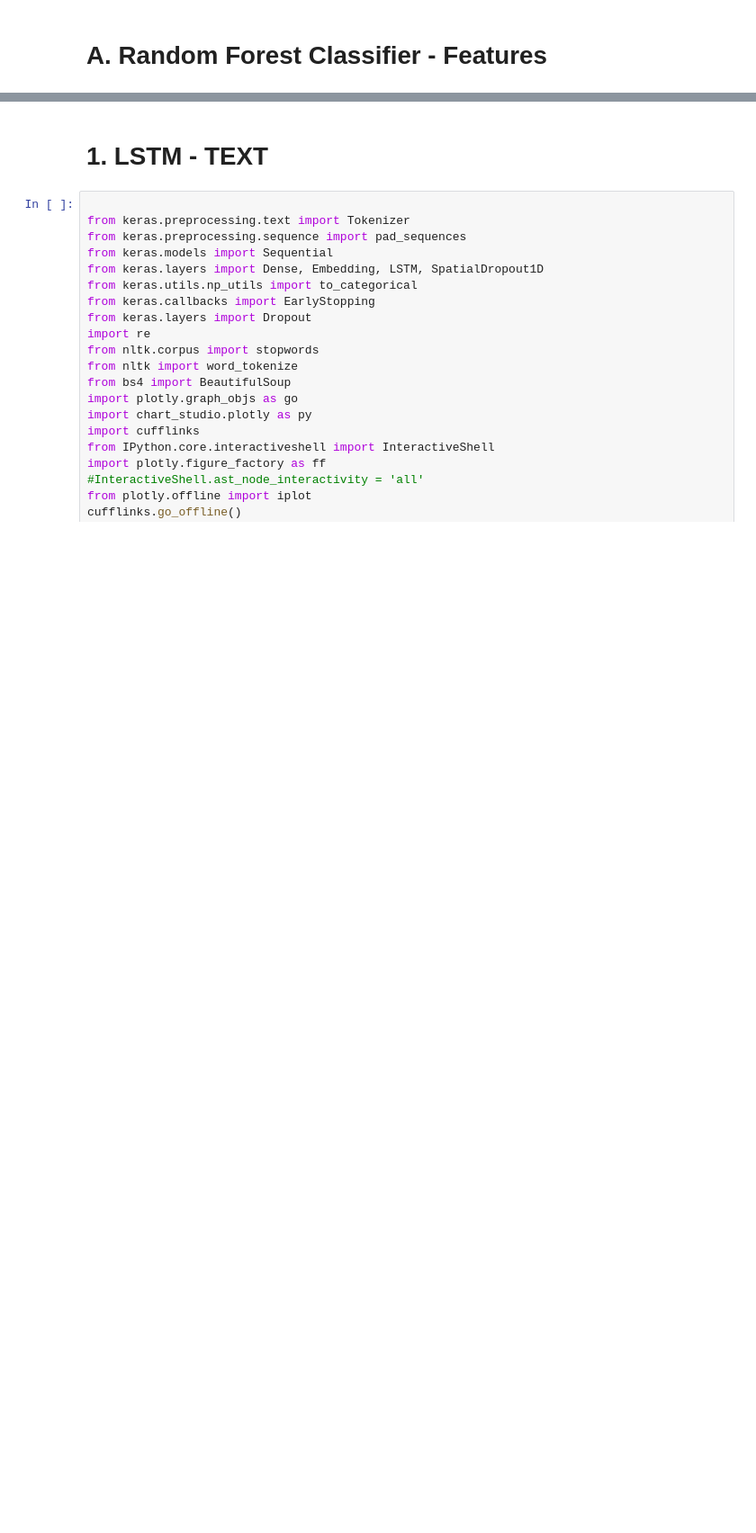
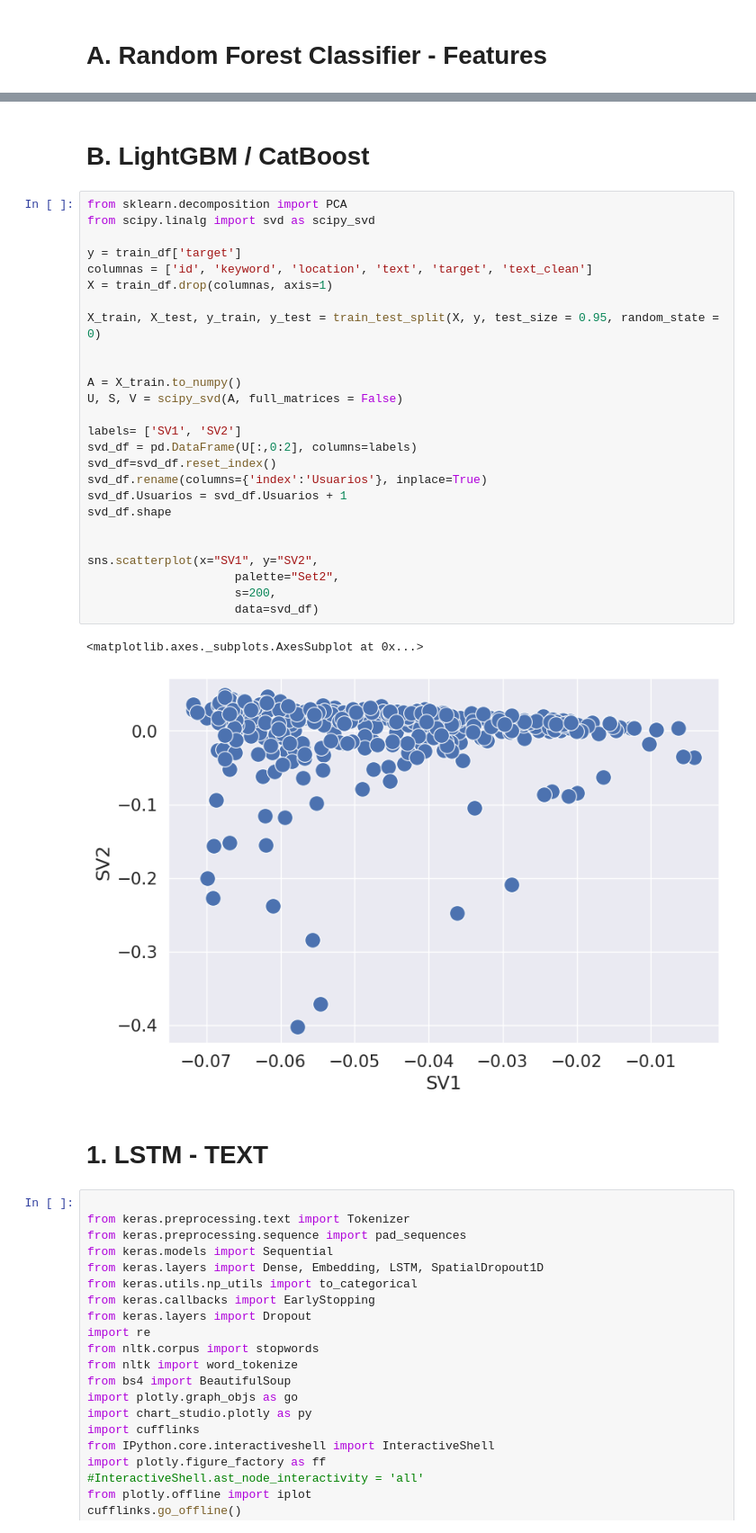
Before and after one commit to delpinor/datos7506, a Jupyter notebook: TP2 - ML.ipynb, the cells around one changed output, grey strips where cells are left out. Shown at 90% size. Saved outputs shown, nothing was run; the diff lists cells and outputs as text; blank space fills up the shorter version.

```diff
--- a/TP2 - ML.ipynb
+++ b/TP2 - ML.ipynb
@@ -484,3 +490,34 @@ weighted avg       0.65      0.66      0.66      1904
+# %% [markdown]
+# B. LightGBM / CatBoost
+# %%
+from sklearn.decomposition import PCA
+from scipy.linalg import svd as scipy_svd
+
+y = train_df['target']
+columnas = ['id', 'keyword', 'location', 'text', 'target', 'text_clean']
+X = train_df.drop(columnas, axis=1)
+
+X_train, X_test, y_train, y_test = train_test_split(X, y, test_size = 0.95, random_state = 0)
+
+
+A = X_train.to_numpy()
+U, S, V = scipy_svd(A, full_matrices = False)
+
+labels= ['SV1', 'SV2']
+svd_df = pd.DataFrame(U[:,0:2], columns=labels)
+svd_df=svd_df.reset_index()
+svd_df.rename(columns={'index':'Usuarios'}, inplace=True)
+svd_df.Usuarios = svd_df.Usuarios + 1
+svd_df.shape
+
+
+sns.scatterplot(x="SV1", y="SV2",
+                     palette="Set2",
+                     s=200,
+                     data=svd_df)
+# %% [output]
+<matplotlib.axes._subplots.AxesSubplot at 0x...>
+[figure, added]
 # %% [markdown]
 # 1.  LSTM - TEXT
 # %%
```
Also changed, not shown: parts of 8 cells of this notebook, 1 other file.
